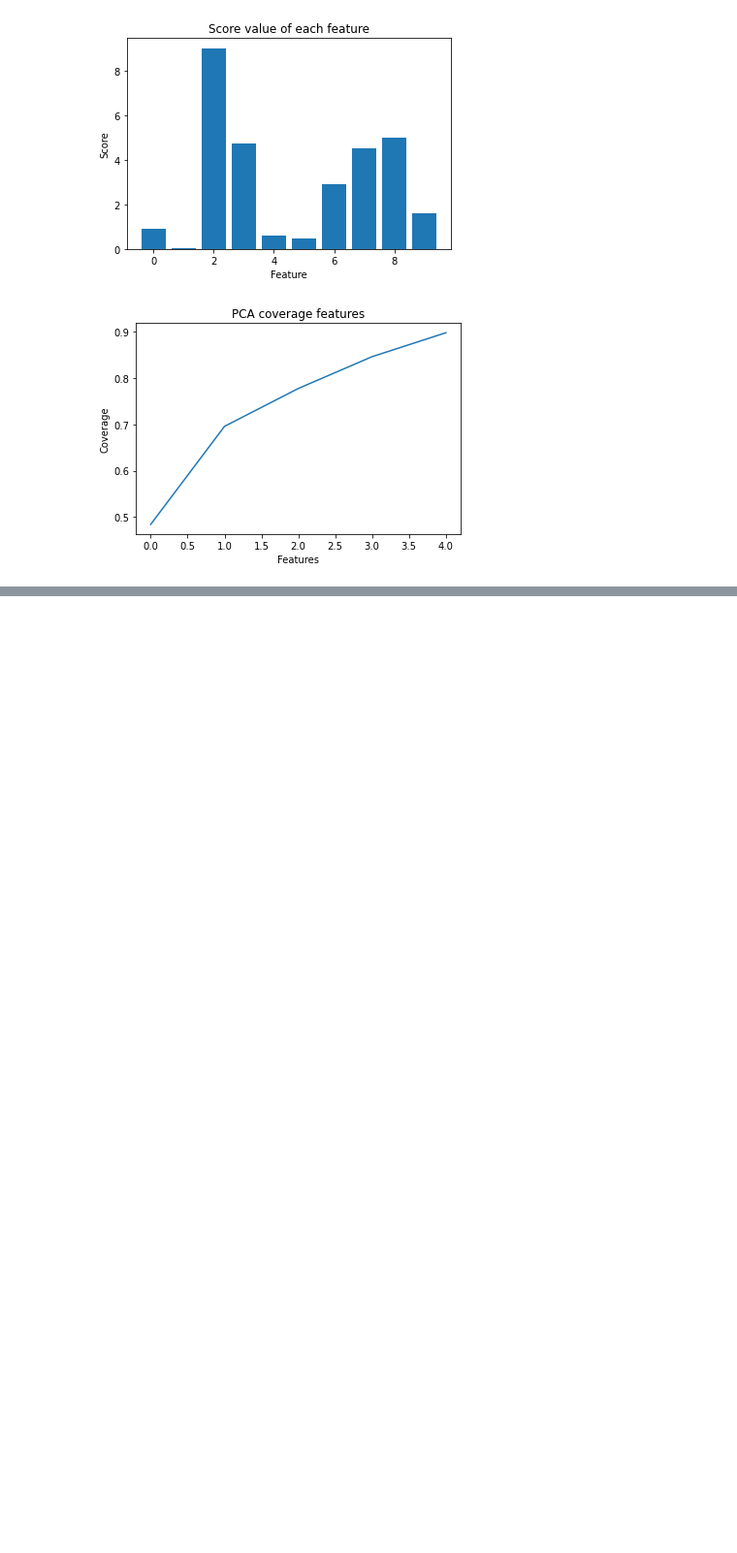
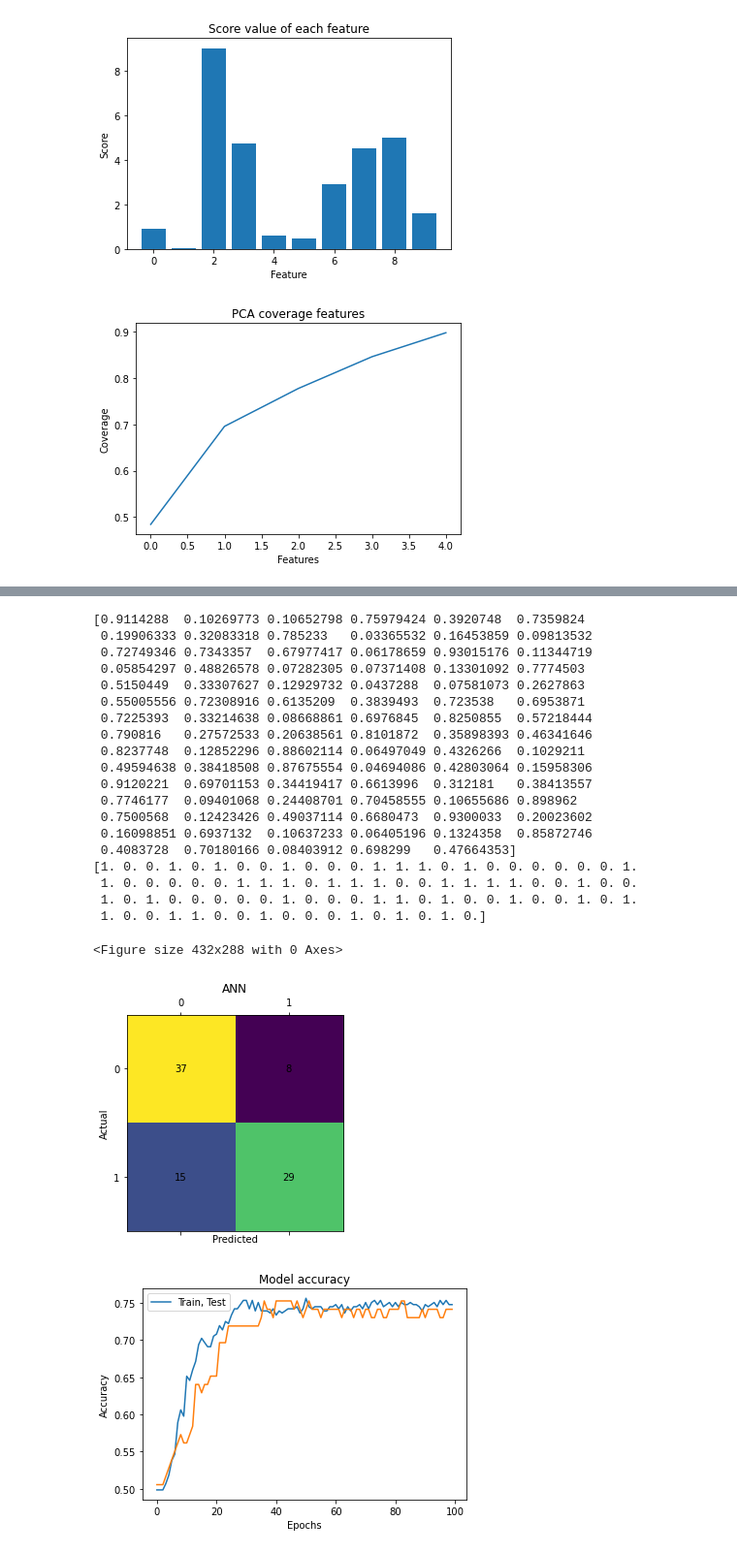
Before and after one commit to perkynades/ML-diabetes, a Jupyter notebook: src/main.ipynb, the cells around one changed output, grey strips where cells are left out. Shown: that part at 97% size. Drawn from its saved outputs; the diff is of its cells as text; code cells hidden in the pictures; blank space fills up the shorter version.

```diff
--- a/src/main.ipynb
+++ b/src/main.ipynb
@@ -191,0 +211,2 @@ print_percent_correct(y_pred_svc, y_test)
+# %%
+history = predicter.fit(x = x_train, y = y_train, epochs=100, batch_size=64, shuffle=True, validation_data=(x_test, y_test), verbose=1)
@@ -191,0 +231,49 @@ print_percent_correct(y_pred_svc, y_test)
+# %%
+pr = predicter.predict(x_test)
+pr_reformed = pr[:,0]
+print(pr_reformed)
+pr_transformed = np.zeros(len(pr))
+pr_transformed[pr_reformed > 0.5] = 1
+print(pr_transformed)
+
+ann_cm = confusion_matrix(y_true=y_test, y_pred=pr_transformed)
+plot_matrix('ANN', ann_cm)
+
+plt.plot(history.history['accuracy'])
+plt.plot(history.history['val_accuracy'])
+plt.title('Model accuracy')
+plt.ylabel('Accuracy')
+plt.xlabel('Epochs')
+plt.legend(['Train, Test'], loc='upper left')
+plt.show()
+
+plt.plot(history.history['loss'])
+plt.plot(history.history['val_loss'])
+plt.title('Model loss')
+plt.ylabel('Loss')
+plt.xlabel('Epochs')
+plt.legend(['Train', 'Test'], loc='upper left')
+plt.show()
+# %% [output]
+[0.9114288  0.10269773 0.10652798 0.75979424 0.3920748  0.7359824
+ 0.19906333 0.32083318 0.785233   0.03365532 0.16453859 0.09813532
+ 0.72749346 0.7343357  0.67977417 0.06178659 0.93015176 0.11344719
+ 0.05854297 0.48826578 0.07282305 0.07371408 0.13301092 0.7774503
+ 0.5150449  0.33307627 0.12929732 0.0437288  0.07581073 0.2627863
+ 0.55005556 0.72308916 0.6135209  0.3839493  0.723538   0.6953871
+ 0.7225393  0.33214638 0.08668861 0.6976845  0.8250855  0.57218444
+ 0.790816   0.27572533 0.20638561 0.8101872  0.35898393 0.46341646
+ 0.8237748  0.12852296 0.88602114 0.06497049 0.4326266  0.1029211
+ 0.49594638 0.38418508 0.87675554 0.04694086 0.42803064 0.15958306
+ 0.9120221  0.69701153 0.34419417 0.6613996  0.312181   0.38413557
+ 0.7746177  0.09401068 0.24408701 0.70458555 0.10655686 0.898962
+ 0.7500568  0.12423426 0.49037114 0.6680473  0.9300033  0.20023602
+ 0.16098851 0.6937132  0.10637233 0.06405196 0.1324358  0.85872746
+ 0.4083728  0.70180166 0.08403912 0.698299   0.47664353]
+[1. 0. 0. 1. 0. 1. 0. 0. 1. 0. 0. 0. 1. 1. 1. 0. 1. 0. 0. 0. 0. 0. 0. 1.
+ 1. 0. 0. 0. 0. 0. 1. 1. 1. 0. 1. 1. 1. 0. 0. 1. 1. 1. 1. 0. 0. 1. 0. 0.
+ 1. 0. 1. 0. 0. 0. 0. 0. 1. 0. 0. 0. 1. 1. 0. 1. 0. 0. 1. 0. 0. 1. 0. 1.
+ 1. 0. 0. 1. 1. 0. 0. 1. 0. 0. 0. 1. 0. 1. 0. 1. 0.]
+<Figure size 432x288 with 0 Axes>
+[figure, added]
+[figure, added]
```
Also changed, not shown: parts of 5 cells of this notebook.
